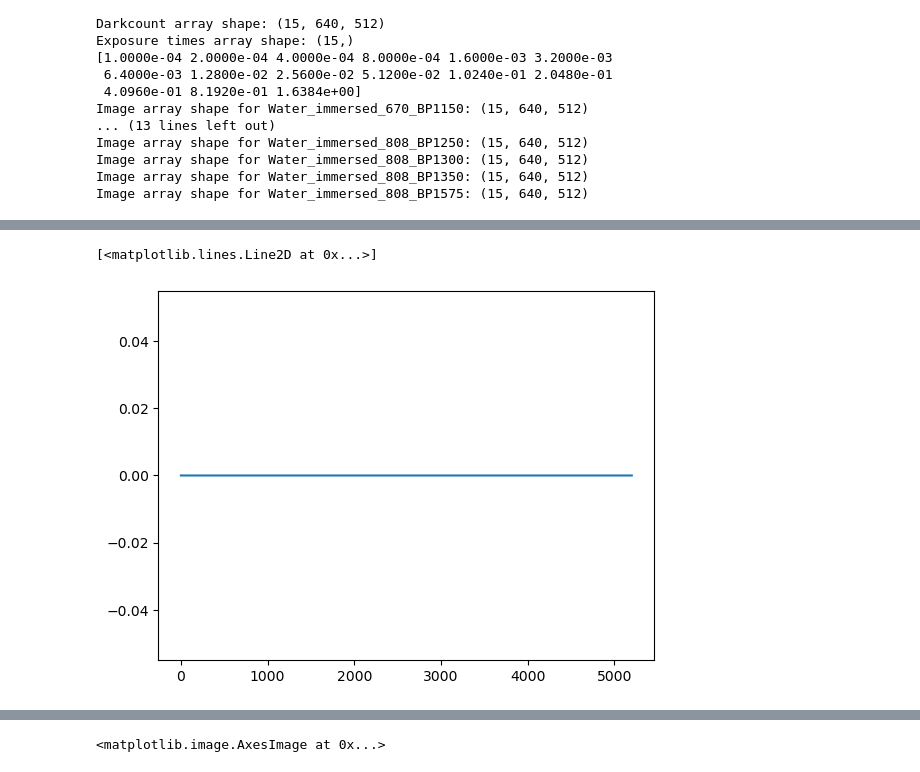
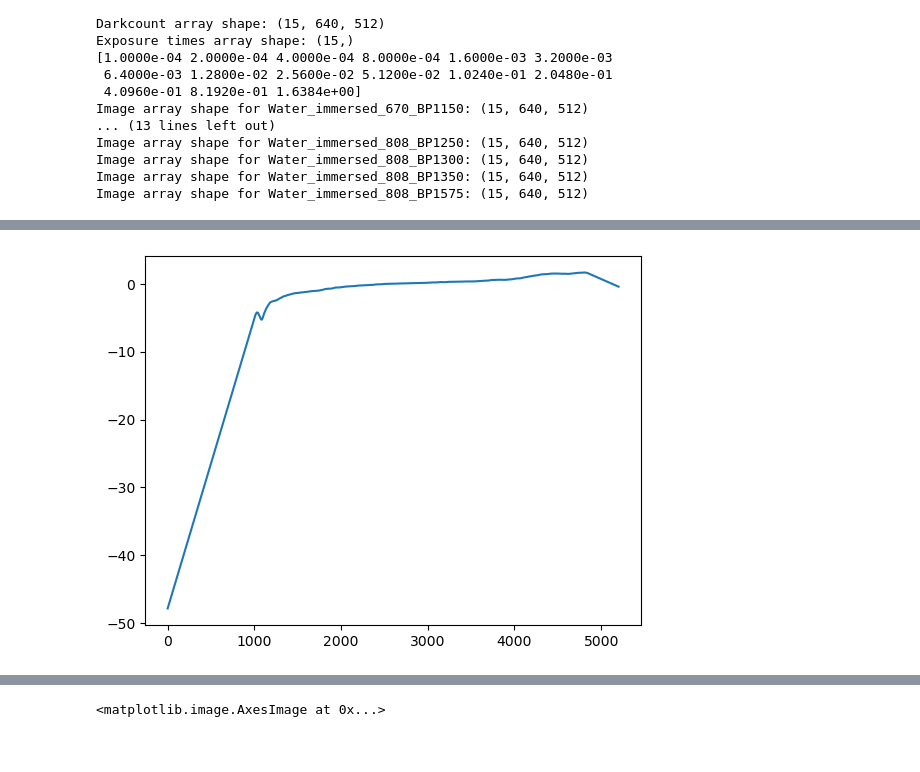
Before and after one commit to amishp42/SWIR_HDR, a Jupyter notebook: notebooks/240627_HDR_fullbitwidth/240614_HDR_fullbitwidth.ipynb, the cells around one changed output, grey strips where cells are left out. Saved outputs shown, nothing was run; the diff lists cells and outputs as text; code cells hidden in the pictures.

```diff
--- a/notebooks/240627_HDR_fullbitwidth/240614_HDR_fullbitwidth.ipynb
+++ b/notebooks/240627_HDR_fullbitwidth/240614_HDR_fullbitwidth.ipynb
@@ -454,10 +416,10 @@ for key in image_arrays.keys():
 rawdata = np.load("Water_immersed_760_BP1300.npy")
 print(rawdata.shape)
 
-#slice d
+#slice data
 
-rawdata = rawdata[[2,5,8,11], 0:640, 0:512]
-exposures = exposure_times[[2,5,8,11]]
+rawdata = rawdata[[3,5,7,9], 0:640, 0:512]
+exposures = exposure_times[[3,5,7,9]]
 print(np.amin(rawdata), np.amax(rawdata))
 
 #sample intensities
@@ -488,8 +445,8 @@ ValueError: cannot convert float NaN to integer
 # %%
-plt.plot(np.arange(0,5201),responseCurve)
+plt.plot(np.arange(0,len(responseCurve)),responseCurve)
+np.save(f"{here}\\240701_responseCurve.npy", responseCurve)
 # %% [output]
-[<matplotlib.lines.Line2D at 0x...>]
-[figure, old version]
+[figure, new version]
 # %%
 #Create radiance map
 computeRadianceMap(rawdata, np.log(np.float32(exposures)), responseCurve, linearWeight)
```
Also changed, not shown: parts of 7 cells of this notebook, 4 other files.
